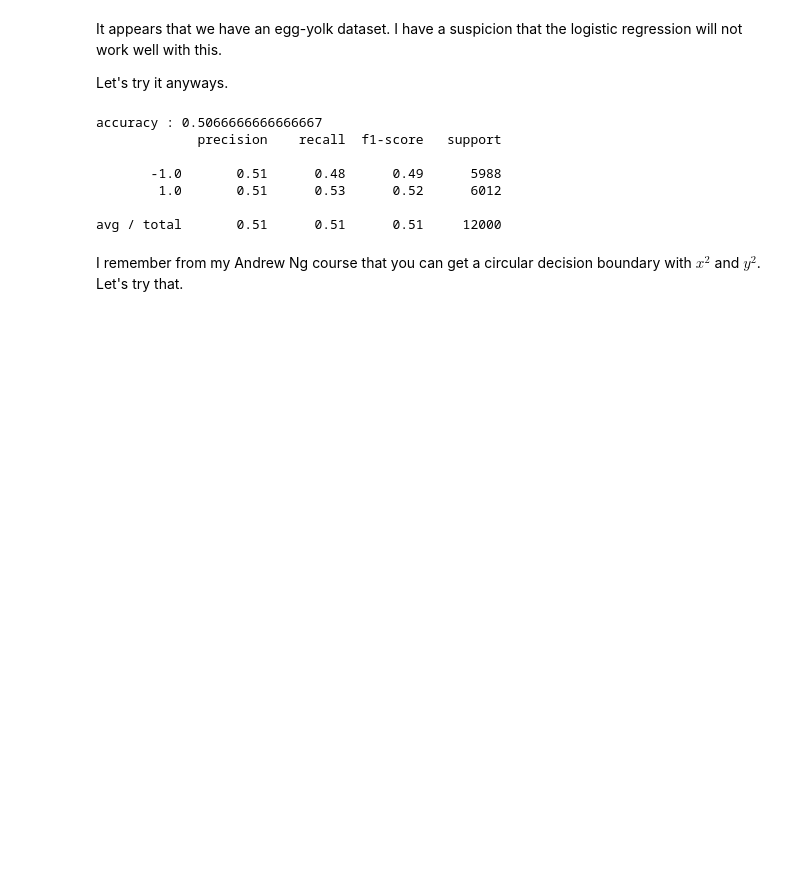
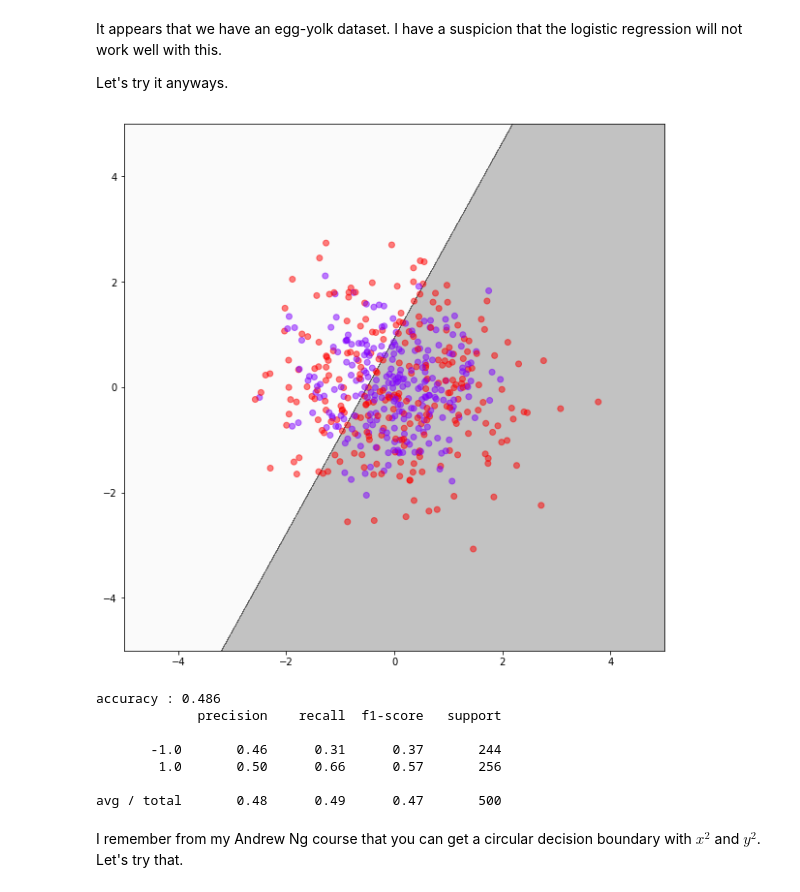
Before and after one commit to sjchiass/ml_guides, a Jupyter notebook: Statistical Learning/2_Classifiers.ipynb, the cells around one changed output. Saved outputs shown, nothing was run; the diff lists cells and outputs as text; code cells hidden in the pictures; blank space fills up the shorter version.

```diff
--- a/Statistical Learning/2_Classifiers.ipynb
+++ b/Statistical Learning/2_Classifiers.ipynb
@@ -16,5 +20,7 @@ import numpy as np
 # %%
 X, y = make_hastie_10_2()
+X = X[:500,0:2]
+y = np.array(y)[:500]
 print(X.shape)
-print(y)
+print(y.shape)
 # %% [output]
@@ -37,23 +38,33 @@ plt.show()
 It appears that we have an egg-yolk dataset. I have a suspicion that the logistic regression will not work well with this.
 
 Let's try it anyways.
-# %%
-log = LogisticRegression()
-
-log_fit = log.fit(X, y)
-
-log_predict = log.predict(X)
-
-print("accuracy : {0}".format(accuracy_score(y, log_predict)))
-print(classification_report(y, log_predict))
-# %% [output]
-accuracy : 0.5066666666666667
-             precision    recall  f1-score   support
-
-       -1.0       0.51      0.48      0.49      5988
-        1.0       0.51      0.53      0.52      6012
-
-avg / total       0.51      0.51      0.51     12000
+# %%
+log = LogisticRegression()
+
+log_fit = log.fit(X, y)
+
+log_predict = log.predict(X)
+
+plt.figure(figsize=(10, 10))
+xx1, xx2 = np.meshgrid(np.arange(-5, 5, 0.005),
+                        np.arange(-5, 5, 0.005))
+Z = log.predict(np.c_[xx1.ravel(), xx2.ravel()])
+Z = Z.reshape(xx1.shape)
+out = plt.contourf(xx1, xx2, Z, cmap=plt.cm.binary, alpha=0.25)
+plt.scatter(X[:,0], X[:,1], c=y, cmap=plt.cm.rainbow, alpha=0.5)
+plt.show()
+
+print("accuracy : {0}".format(accuracy_score(y, log_predict)))
+print(classification_report(y, log_predict))
+# %% [output]
+[figure, added]
+accuracy : 0.486
+             precision    recall  f1-score   support
+
+       -1.0       0.46      0.31      0.37       244
+        1.0       0.50      0.66      0.57       256
+
+avg / total       0.48      0.49      0.47       500
 # %% [markdown]
 I remember from my Andrew Ng course that you can get a circular decision boundary with $x^2$ and $y^2$. Let's try that.
 # %%
```
Also changed, not shown: parts of 9 cells of this notebook, 3 other files.
